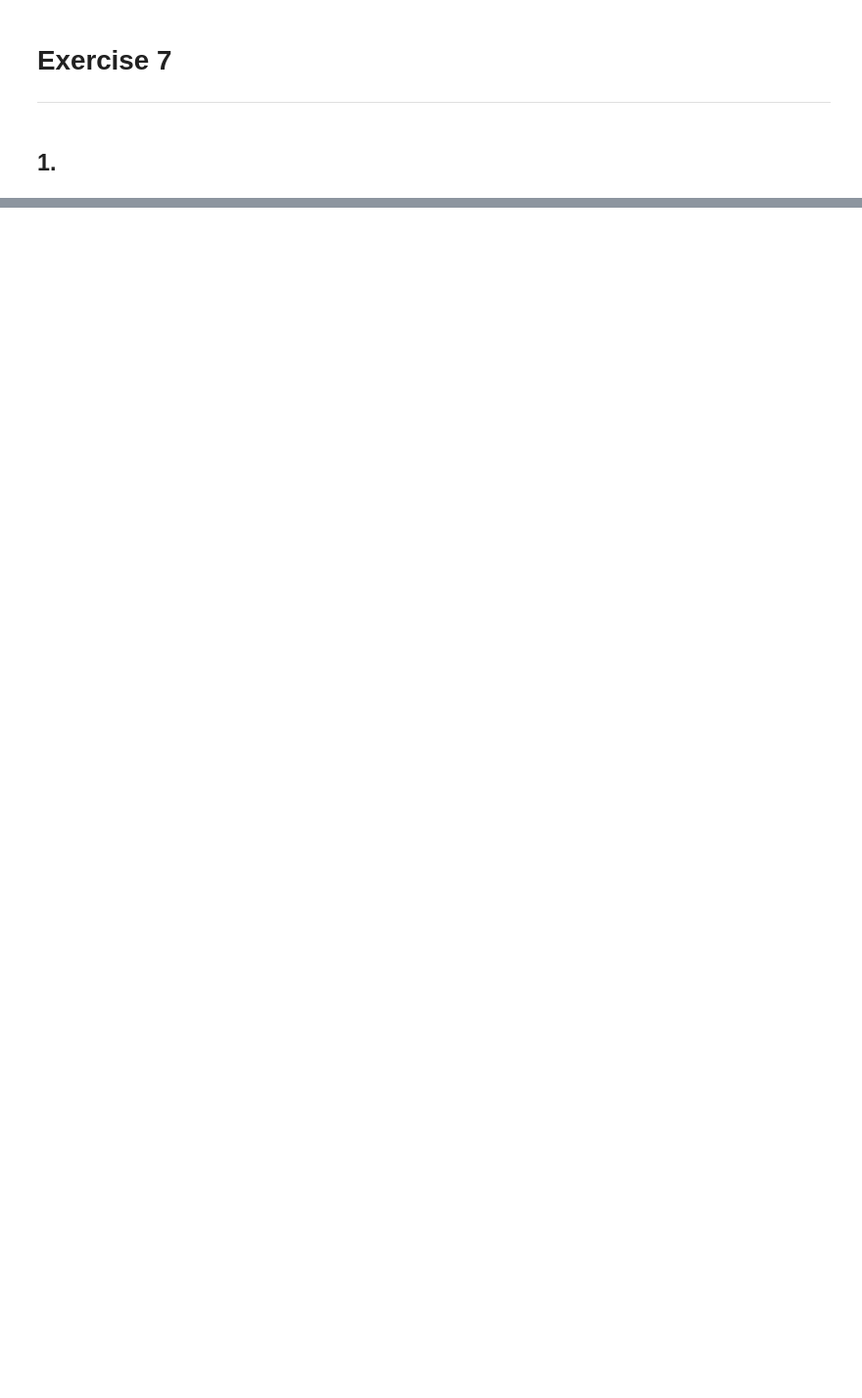
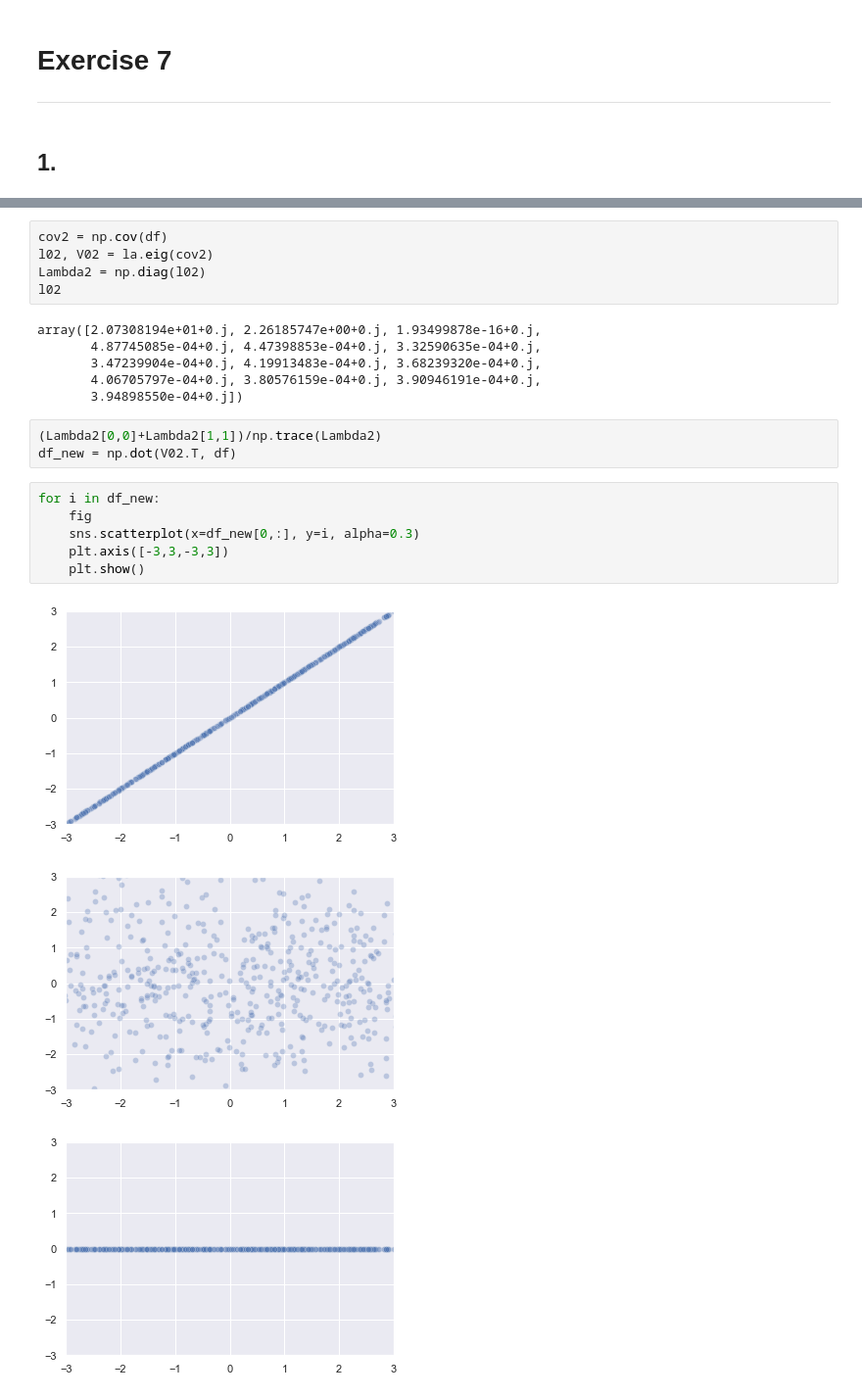
Before and after one commit to maxhoeth/LaboratoryOfComputationalPhysics_Y4, a Jupyter notebook: ex_07_maxhoeth.ipynb, the cells around one changed output, grey strips where cells are left out. Shown at 98% size. Cells and saved outputs as stored; diff of their text form; blank space fills up the shorter version.

```diff
--- a/ex_07_maxhoeth.ipynb
+++ b/ex_07_maxhoeth.ipynb
@@ -17,0 +95,24 @@ LinAlgError: Last 2 dimensions of the array must be square
+# %%
+cov2 = np.cov(df)
+l02, V02 = la.eig(cov2)
+Lambda2 = np.diag(l02)
+l02
+# %% [output]
+array([2.07308194e+01+0.j, 2.26185747e+00+0.j, 1.93499878e-16+0.j,
+       4.87745085e-04+0.j, 4.47398853e-04+0.j, 3.32590635e-04+0.j,
+       3.47239904e-04+0.j, 4.19913483e-04+0.j, 3.68239320e-04+0.j,
+       4.06705797e-04+0.j, 3.80576159e-04+0.j, 3.90946191e-04+0.j,
+       3.94898550e-04+0.j])
+# %%
+(Lambda2[0,0]+Lambda2[1,1])/np.trace(Lambda2)
+df_new = np.dot(V02.T, df)
+# %%
+for i in df_new:
+    fig
+    sns.scatterplot(x=df_new[0,:], y=i, alpha=0.3)
+    plt.axis([-3,3,-3,3])
+    plt.show()
+# %% [output]
+[figure, added]
+[figure, added]
+[figure, added]
```
Also changed, not shown: parts of 26 cells of this notebook.
